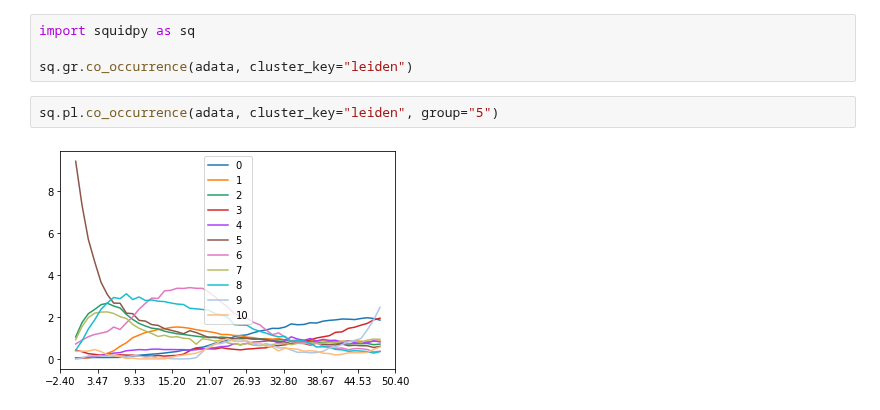
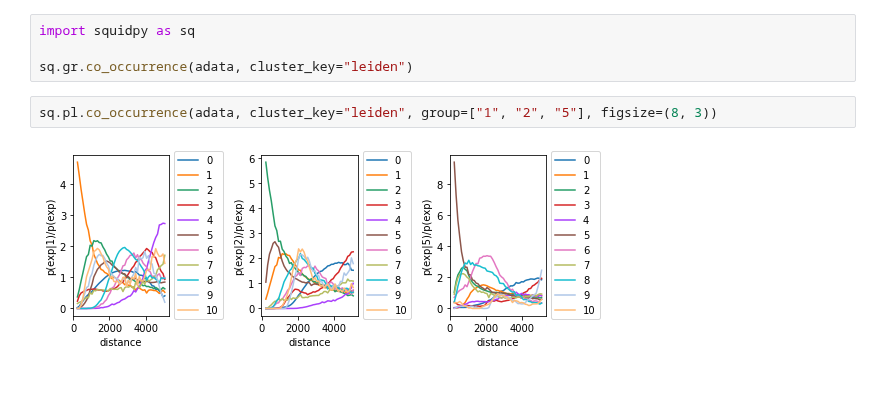
Before and after one commit to scverse/squidpy, a Jupyter notebook: notebooks/co_occurrence_plot.ipynb, the cells around one changed output. Drawn from its saved outputs; the diff is of its cells as text; blank space fills up the shorter version.

```diff
--- a/notebooks/co_occurrence_plot.ipynb
+++ b/notebooks/co_occurrence_plot.ipynb
@@ -42,6 +42,6 @@ import squidpy as sq
 
 sq.gr.co_occurrence(adata, cluster_key="leiden")
 # %%
-sq.pl.co_occurrence(adata, cluster_key="leiden", group="5")
+sq.pl.co_occurrence(adata, cluster_key="leiden", group=["1", "2", "5"], figsize=(8, 3))
 # %% [output]
-[figure, old version]
+[figure, new version]
```
Also changed, not shown: 1 other file.
